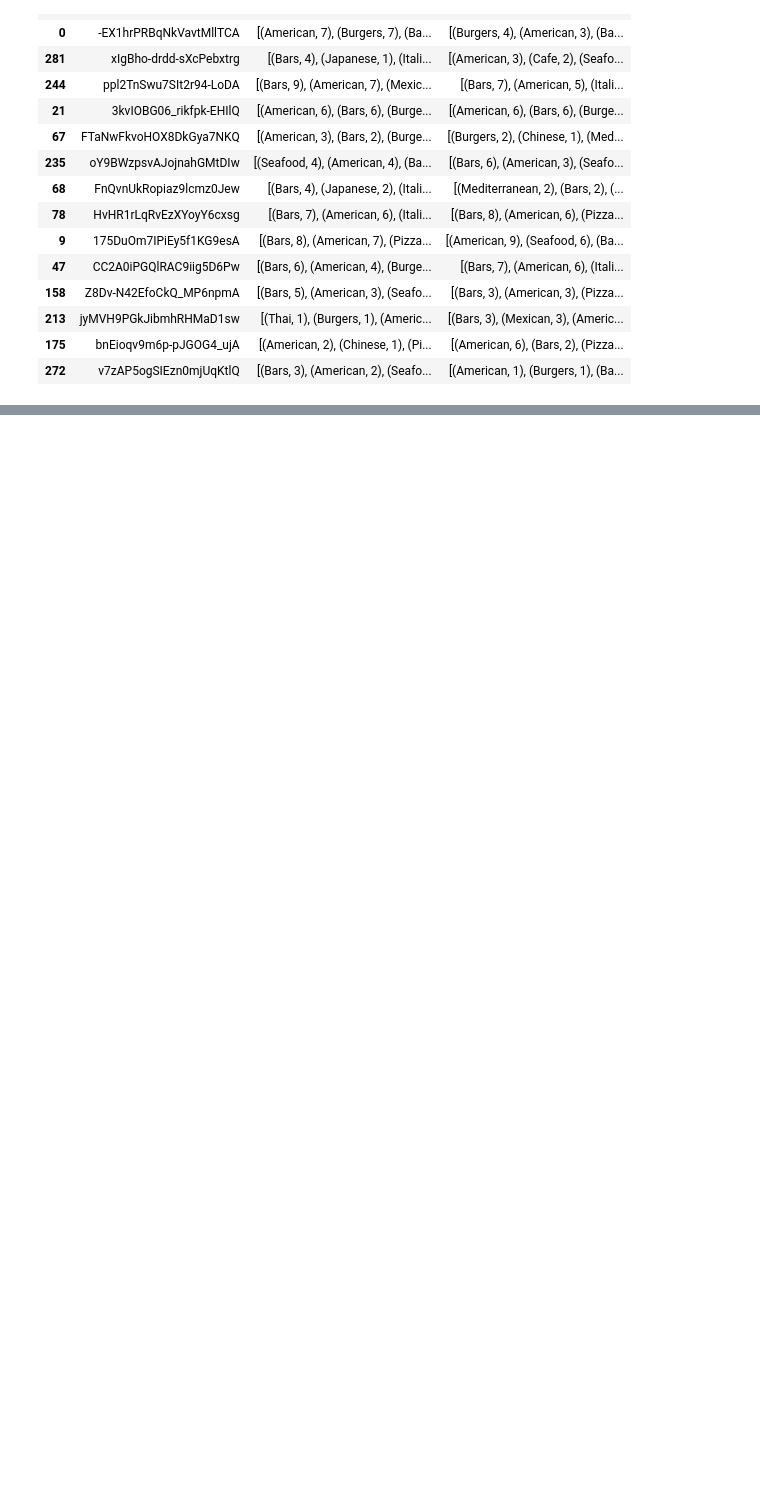
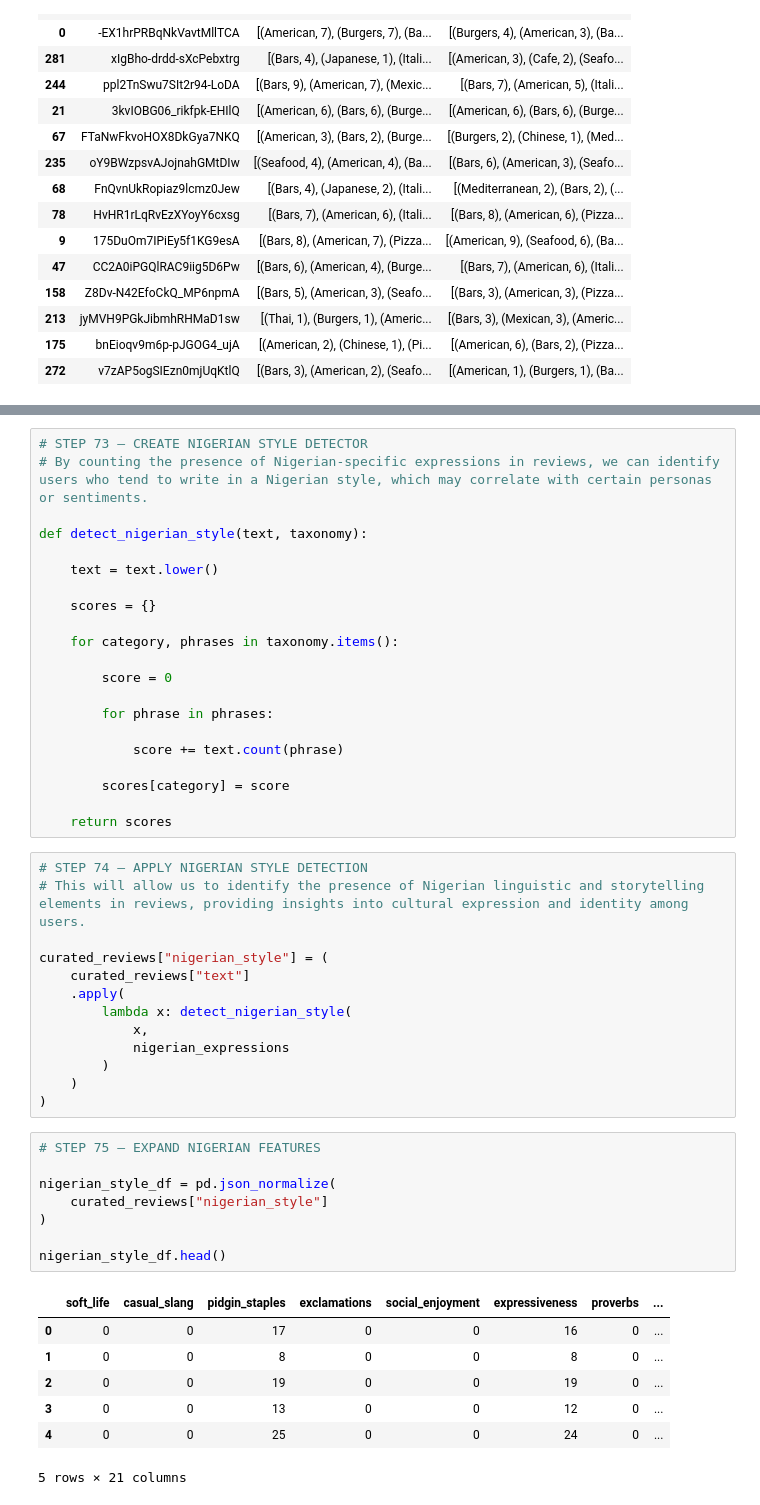
Before and after one commit to entia-lighthaus/project-agent, a Jupyter notebook: notebooks/01_yelp_exploration.ipynb, the cells around one changed output, grey strips where cells are left out. Drawn from its saved outputs; the diff is of its cells as text; blank space fills up the shorter version.

```diff
--- a/notebooks/01_yelp_exploration.ipynb
+++ b/notebooks/01_yelp_exploration.ipynb
@@ -1843,0 +2538,50 @@ This shows human evolution modeling.
+# %%
+# STEP 73 — CREATE NIGERIAN STYLE DETECTOR
+# By counting the presence of Nigerian-specific expressions in reviews, we can identify users who tend to write in a Nigerian style, which may correlate with certain personas or sentiments.
+
+def detect_nigerian_style(text, taxonomy):
+
+    text = text.lower()
+
+    scores = {}
+
+    for category, phrases in taxonomy.items():
+
+        score = 0
+
+        for phrase in phrases:
+
+            score += text.count(phrase)
+
+        scores[category] = score
+
+    return scores
+# %%
+# STEP 74 — APPLY NIGERIAN STYLE DETECTION
+# This will allow us to identify the presence of Nigerian linguistic and storytelling elements in reviews, providing insights into cultural expression and identity among users.
+
+curated_reviews["nigerian_style"] = (
+    curated_reviews["text"]
+    .apply(
+        lambda x: detect_nigerian_style(
+            x,
+            nigerian_expressions
+        )
+    )
+)
+# %%
+# STEP 75 — EXPAND NIGERIAN FEATURES
+
+nigerian_style_df = pd.json_normalize(
+    curated_reviews["nigerian_style"]
+)
+
+nigerian_style_df.head()
+# %% [output]
+|  | soft_life | casual_slang | pidgin_staples | exclamations | social_enjoyment | expressiveness | proverbs | ... |
+| 0 | 0 | 0 | 17 | 0 | 0 | 16 | 0 | ... |
+| 1 | 0 | 0 | 8 | 0 | 0 | 8 | 0 | ... |
+| 2 | 0 | 0 | 19 | 0 | 0 | 19 | 0 | ... |
+| 3 | 0 | 0 | 13 | 0 | 0 | 12 | 0 | ... |
+| 4 | 0 | 0 | 25 | 0 | 0 | 24 | 0 | ... |
+5 rows × 21 columns
```
Also changed, not shown: parts of 48 cells of this notebook, 1 other file.
